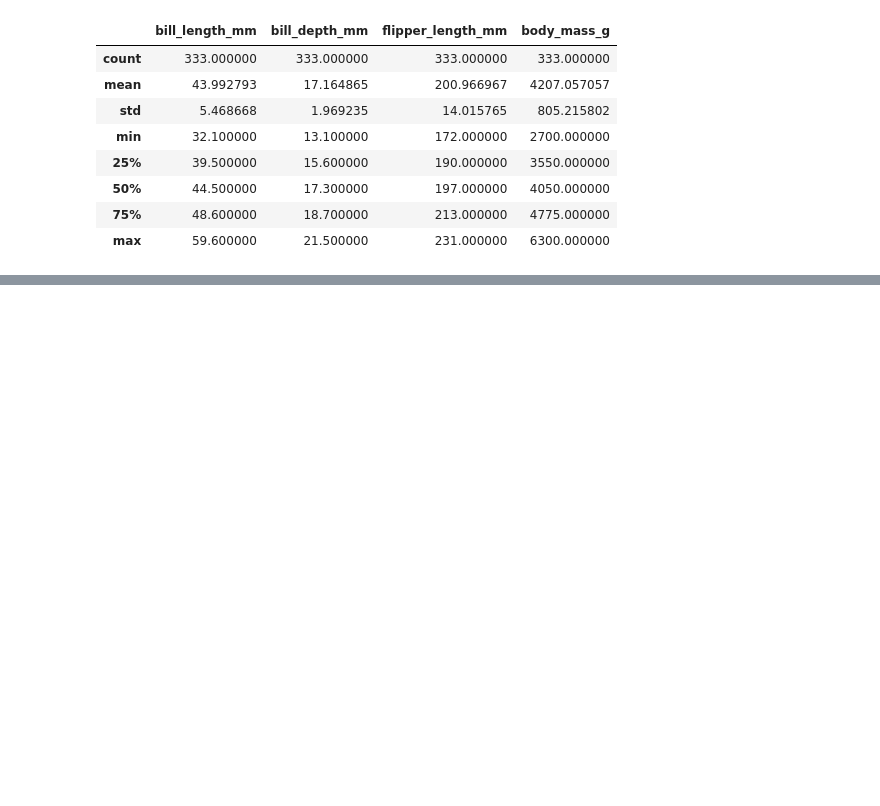
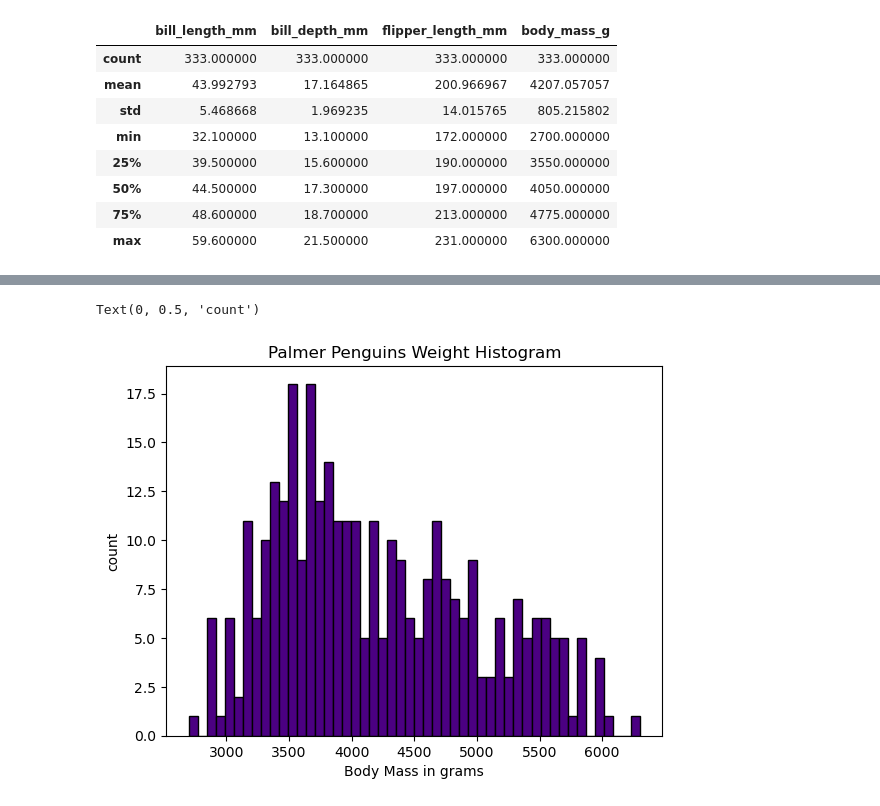
Before and after one commit to FabianeCancian/PDFA-project, a Jupyter notebook: project.ipynb, the cells around one changed output, grey strips where cells are left out. Drawn from its saved outputs; the diff is of its cells as text; code cells hidden in the pictures; blank space fills up the shorter version.

```diff
--- a/project.ipynb
+++ b/project.ipynb
@@ -100,0 +114,10 @@ dataset.describe()
+# %%
+plt.hist(bodymass, bins=50, color='indigo', edgecolor= 'black')
+# create title
+plt.title('Palmer Penguins Weight Histogram')
+# name axis
+plt.xlabel('Body Mass in grams')
+plt.ylabel('count')
+# %% [output]
+Text(0, 0.5, 'count')
+[figure, added]
```
Also changed, not shown: parts of 3 cells of this notebook, 1 other file.
